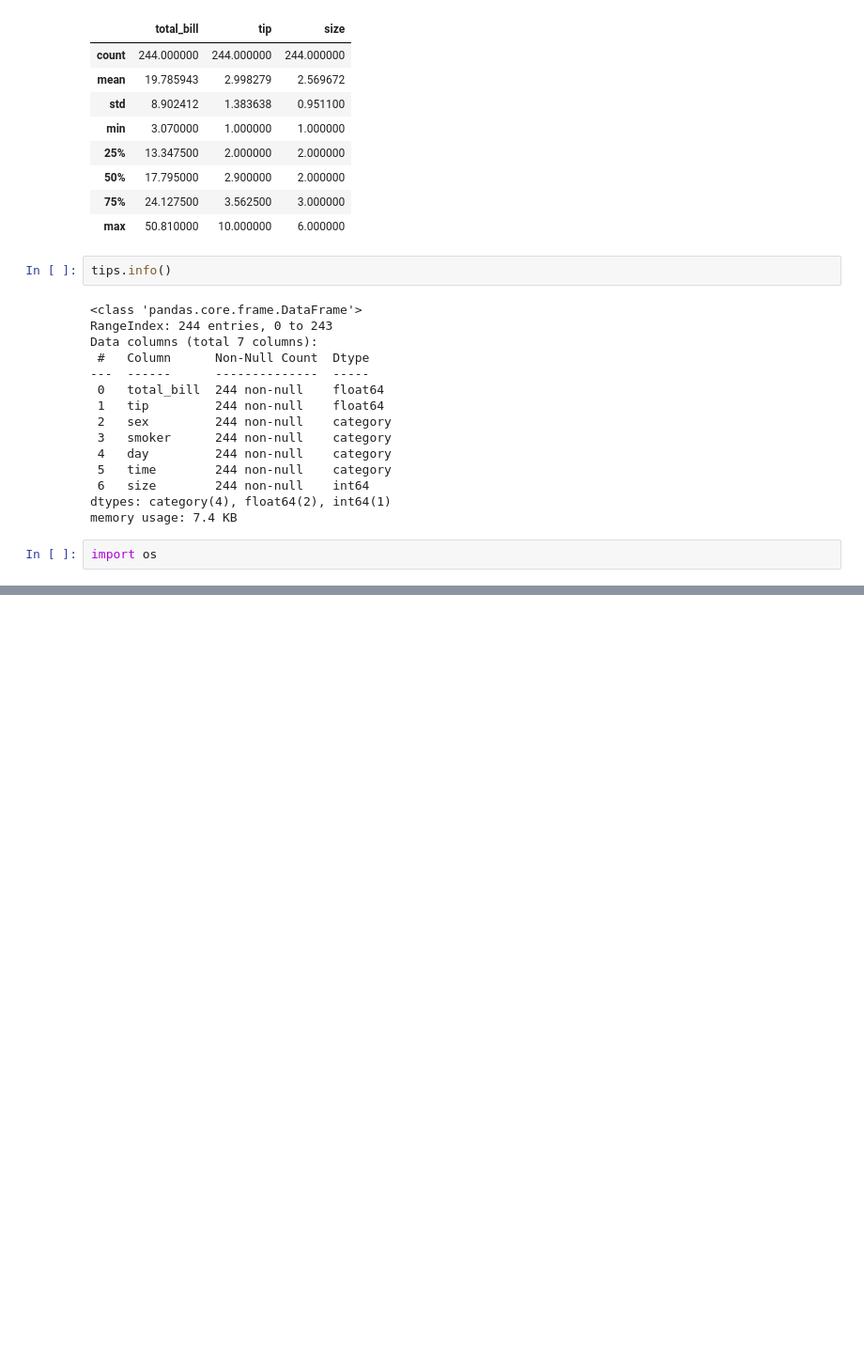
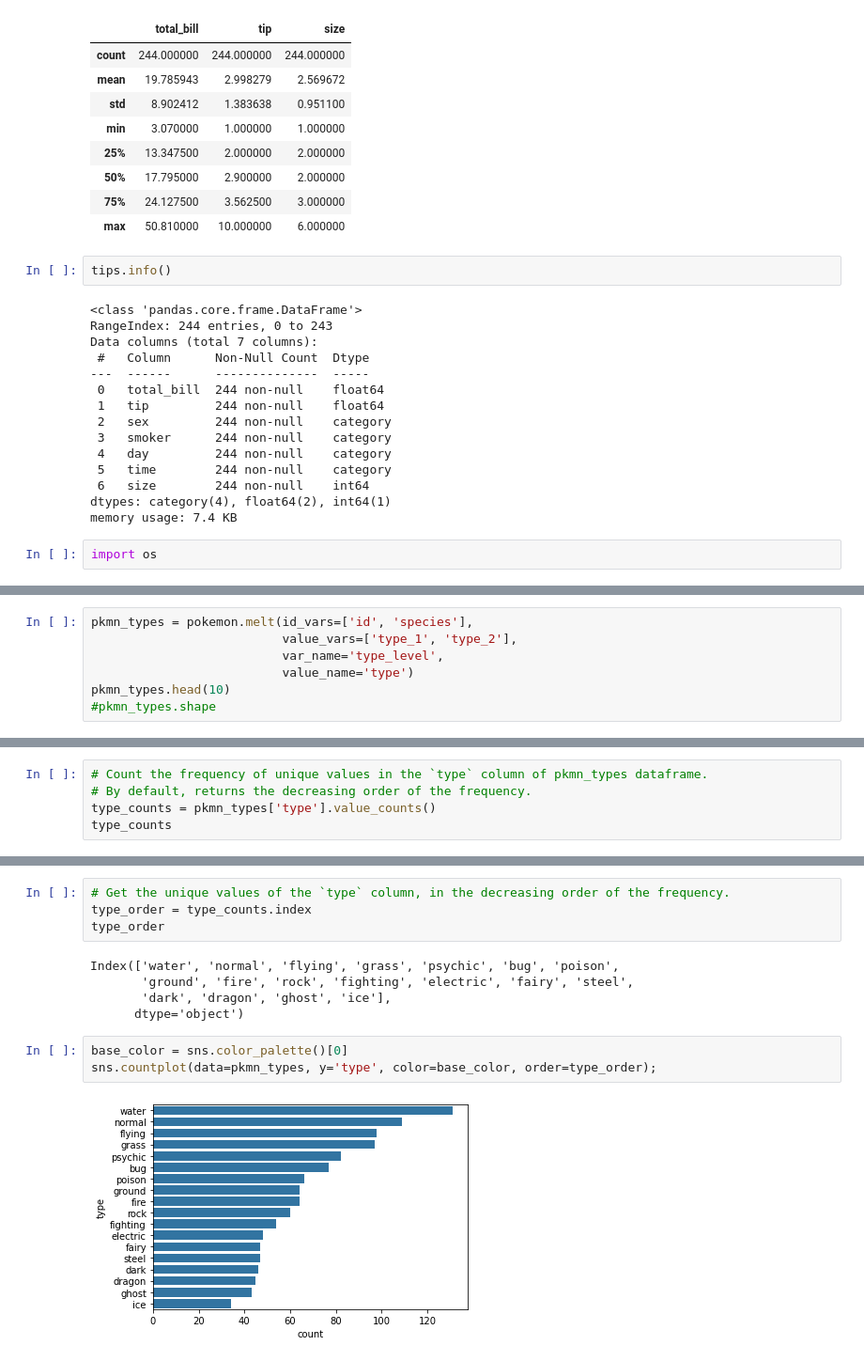
Before and after one commit to Crownthirst/Learning-Journey, a Jupyter notebook: Python/Practice1.ipynb, the cells around one changed output, grey strips where cells are left out. Shown: that part at 94% size. Drawn from its saved outputs; the diff is of its cells as text; blank space fills up the shorter version.

```diff
--- a/Python/Practice1.ipynb
+++ b/Python/Practice1.ipynb
@@ -108,0 +103,7 @@ sport.to_excel('output/sport-output-python.xlsx')
+# %%
+pkmn_types = pokemon.melt(id_vars=['id', 'species'],
+                          value_vars=['type_1', 'type_2'],
+                          var_name='type_level',
+                          value_name='type')
+pkmn_types.head(10)
+#pkmn_types.shape
@@ -108,0 +122,5 @@ sport.to_excel('output/sport-output-python.xlsx')
+# %%
+# Count the frequency of unique values in the `type` column of pkmn_types dataframe.
+# By default, returns the decreasing order of the frequency.
+type_counts = pkmn_types['type'].value_counts()
+type_counts
@@ -108,0 +147,14 @@ sport.to_excel('output/sport-output-python.xlsx')
+# %%
+# Get the unique values of the `type` column, in the decreasing order of the frequency.
+type_order = type_counts.index
+type_order
+# %% [output]
+Index(['water', 'normal', 'flying', 'grass', 'psychic', 'bug', 'poison',
+       'ground', 'fire', 'rock', 'fighting', 'electric', 'fairy', 'steel',
+       'dark', 'dragon', 'ghost', 'ice'],
+      dtype='object')
+# %%
+base_color = sns.color_palette()[0]
+sns.countplot(data=pkmn_types, y='type', color=base_color, order=type_order);
+# %% [output]
+[figure, added]
```
Also changed, not shown: parts of 18 cells of this notebook, 4 other files.
